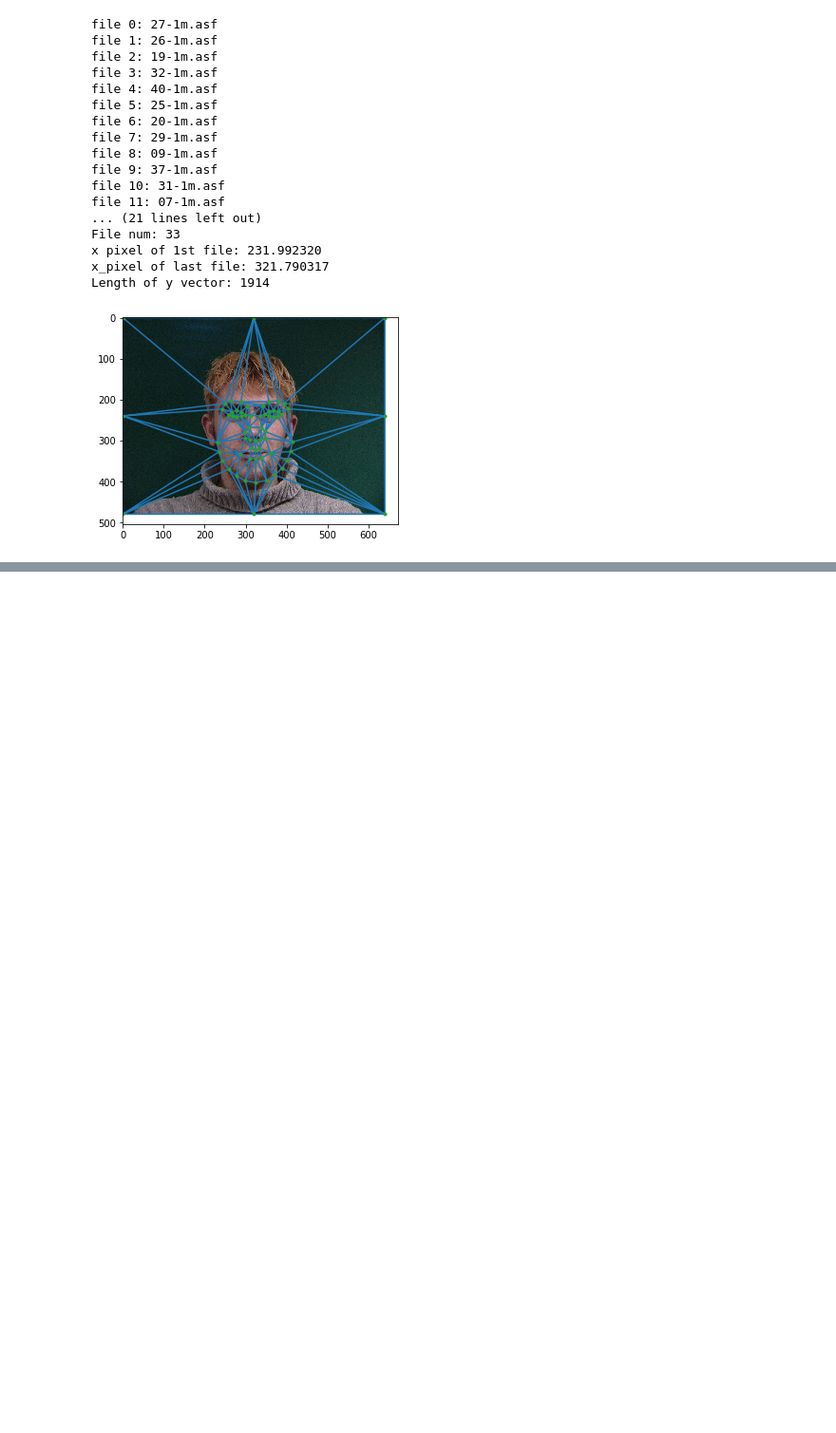
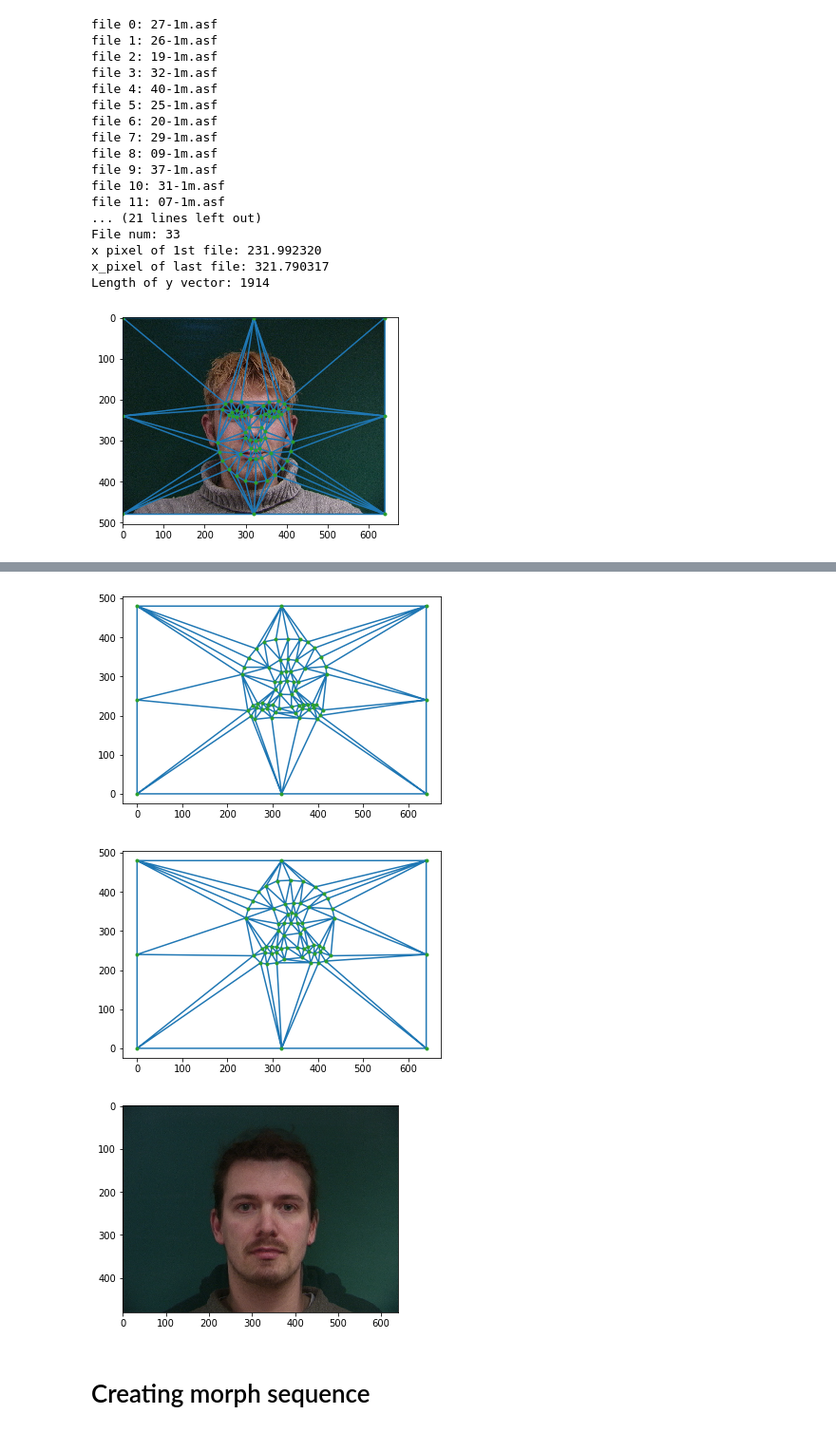
Before and after one commit to PascalPolygon/computer_graphics, a Jupyter notebook: Morphing_HW3/shape_interpolation.ipynb, the cells around one changed output, grey strips where cells are left out. Shown at 95% size. Saved outputs shown, nothing was run; the diff lists cells and outputs as text; code cells hidden in the pictures; blank space fills up the shorter version.

Commit message:
In between shape morphing

```diff
--- a/Morphing_HW3/shape_interpolation.ipynb
+++ b/Morphing_HW3/shape_interpolation.ipynb
@@ -239,0 +96,13 @@ After div: 230
+# %%
+
+s1_file = "./imm_face_db/27-1m.jpg" #s1 is file 27-1m.jpg (That's just the order in which the files are read from the directory)
+s2_file = "./imm_face_db/26-1m.jpg"
+in_img = interpol_img(s1, s2, s1_file, s2_file, 0.5)
+plt.imshow(in_img)
+plt.show()
+# %% [output]
+[figure, added]
+[figure, added]
+[figure, added]
+# %% [markdown]
+# Creating morph sequence
```
Also changed, not shown: parts of 8 cells of this notebook, 25 other files.
